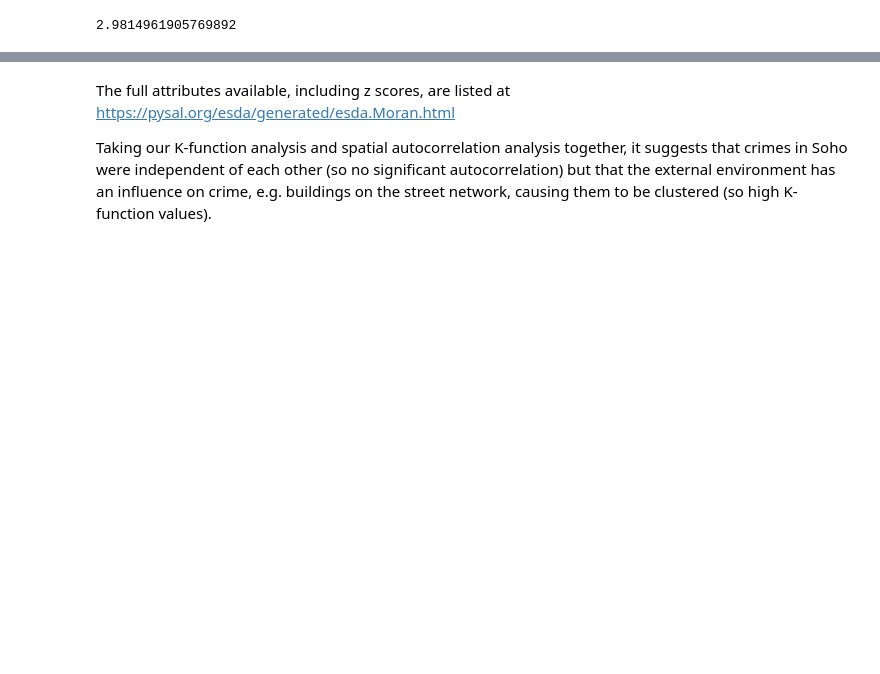
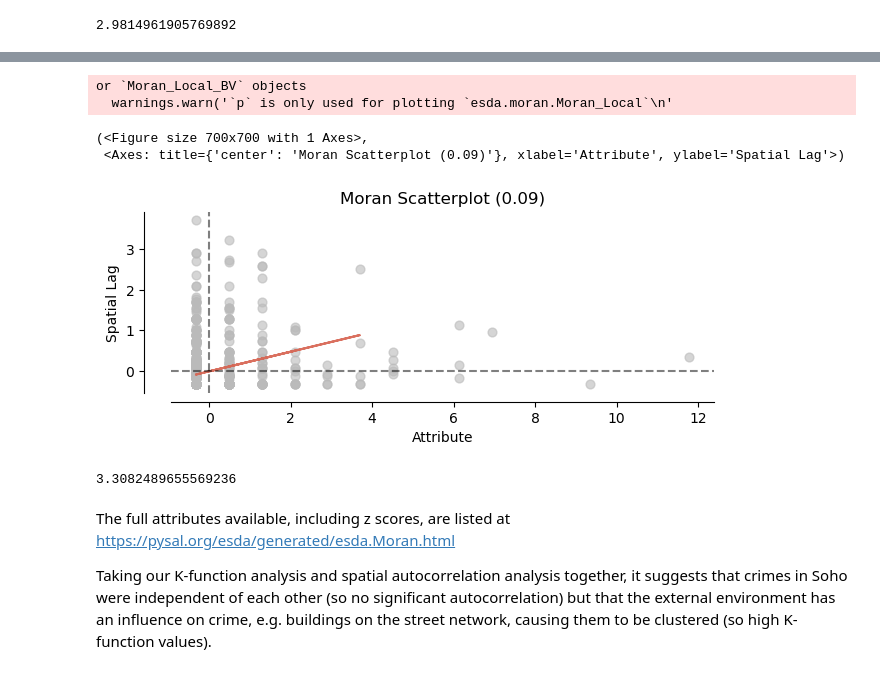
Before and after one commit to congrendai/NDA_CW2, a Jupyter notebook: NDA_CW2.ipynb, the cells around one changed output, grey strips where cells are left out. Cells and saved outputs as stored; diff of their text form; code cells hidden in the pictures; blank space fills up the shorter version.

```diff
--- a/NDA_CW2.ipynb
+++ b/NDA_CW2.ipynb
@@ -431,3 +431,17 @@ Text(0.5, 0, "Moran's I")
+# %%
+from splot.esda import moran_scatterplot
+
+moran_scatterplot(moran, p=0.05)
+# %% [output]
+or `Moran_Local_BV` objects
+  warnings.warn('`p` is only used for plotting `esda.moran.Moran_Local`\n'
+(<Figure size 700x700 with 1 Axes>,
+ <Axes: title={'center': 'Moran Scatterplot (0.09)'}, xlabel='Attribute', ylabel='Spatial Lag'>)
+[figure, added]
+# %%
+moran.z_sim
+# %% [output]
+3.3082489655569236
 # %% [markdown]
 The full attributes available, including z scores, are listed at https://pysal.org/esda/generated/esda.Moran.html
 
```
Also changed, not shown: parts of 31 cells of this notebook, 7 other files.
